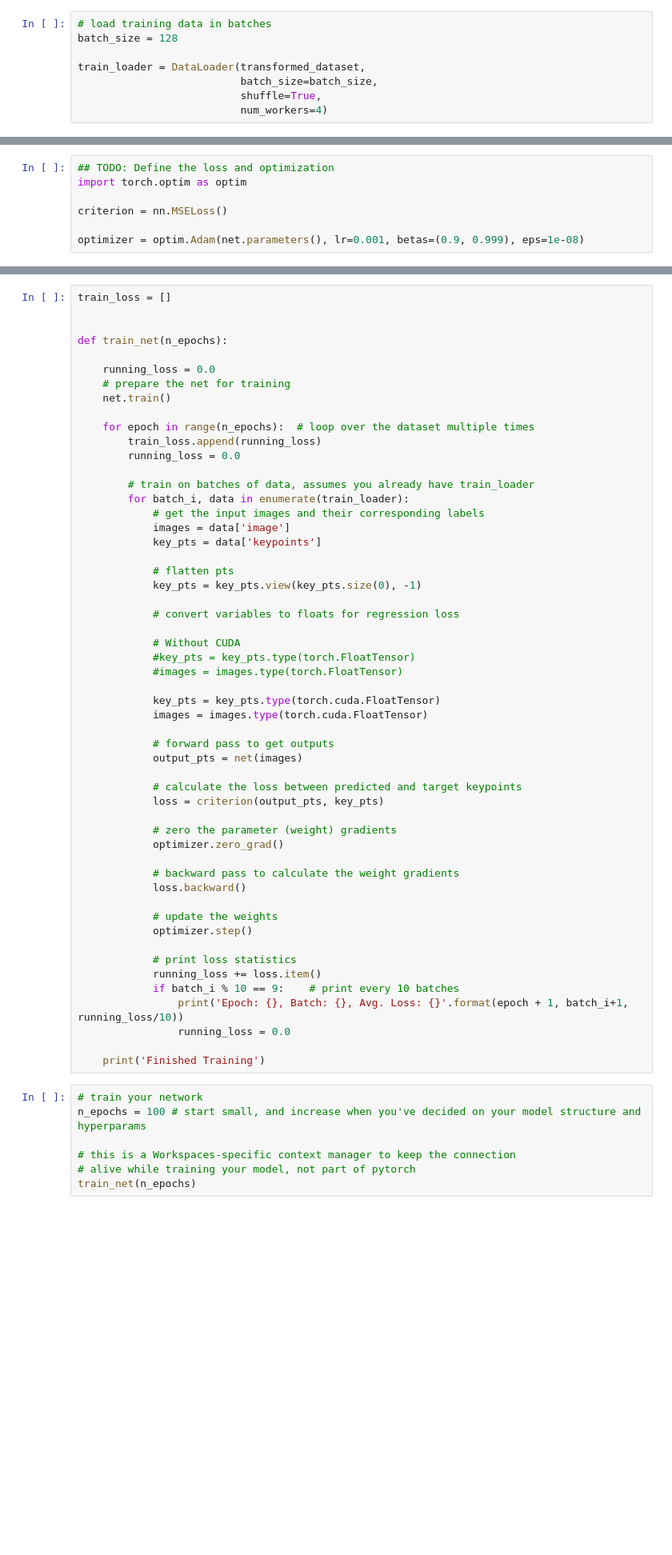
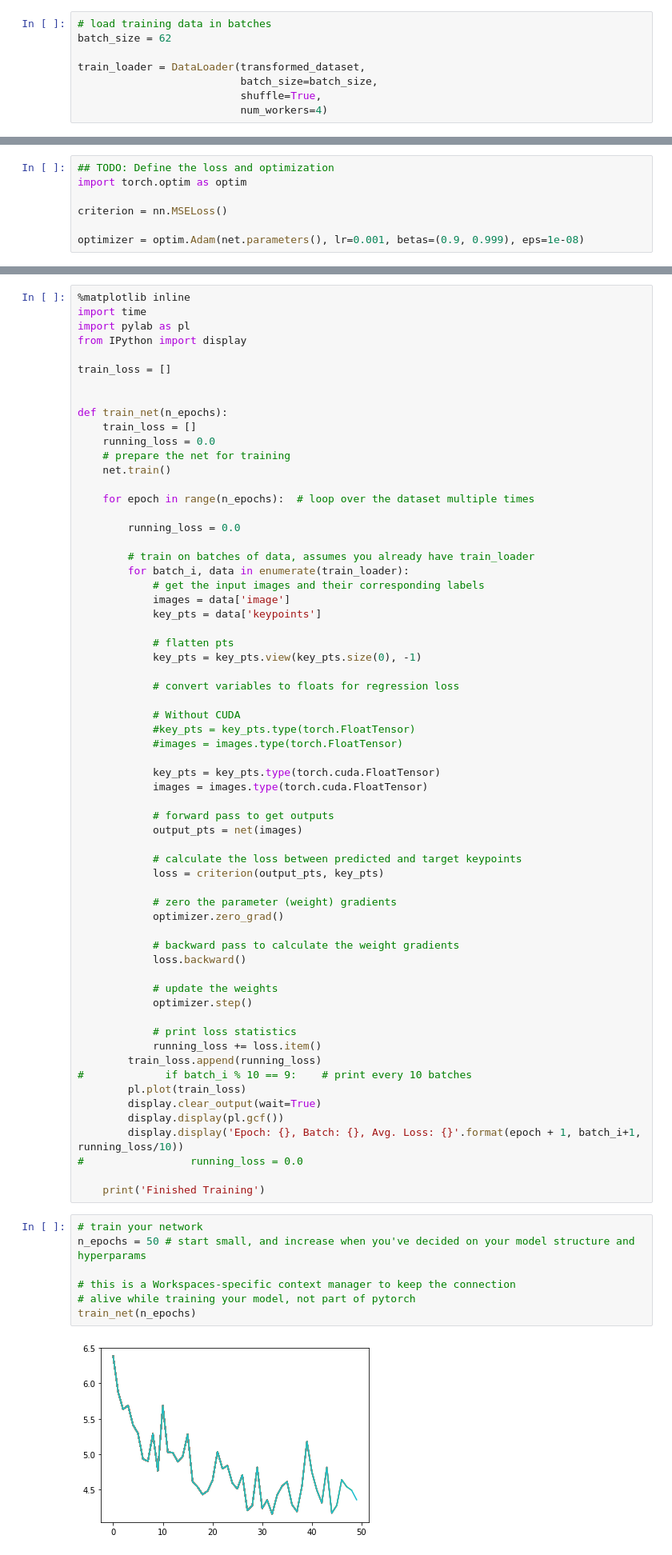
Before and after one commit to mzouink/P1_Facial_Keypoints, a Jupyter notebook: 2. Define the Network Architecture.ipynb, the cells around one changed output, grey strips where cells are left out. Shown at 80% size. Drawn from its saved outputs; the diff is of its cells as text; blank space fills up the shorter version.

Commit message:
find the right epoch

```diff
--- a/2. Define the Network Architecture.ipynb
+++ b/2. Define the Network Architecture.ipynb
@@ -186,7 +186,7 @@ Decide on a good batch size for training your model. Try both small and large ba
 **Note for Windows users**: Please change the `num_workers` to 0 or you may face some issues with your DataLoader failing.
 # %%
 # load training data in batches
-batch_size = 128
+batch_size = 62
 
 train_loader = DataLoader(transformed_dataset,
                           batch_size=batch_size,
@@ -364,17 +364,22 @@ To quickly observe how your model is training and decide on whether or not you s
 
 Use these initial observations to make changes to your model and decide on the best architecture before you train for many epochs and create a final model.
 # %%
+%matplotlib inline
+import time
+import pylab as pl
+from IPython import display
+
 train_loss = []
 
 
 def train_net(n_epochs):
-
+    train_loss = []
     running_loss = 0.0
     # prepare the net for training
     net.train()
 
     for epoch in range(n_epochs):  # loop over the dataset multiple times
-        train_loss.append(running_loss)
+
         running_loss = 0.0
 
         # train on batches of data, assumes you already have train_loader
@@ -412,16 +417,21 @@ def train_net(n_epochs):
 
             # print loss statistics
             running_loss += loss.item()
-            if batch_i % 10 == 9:    # print every 10 batches
-                print('Epoch: {}, Batch: {}, Avg. Loss: {}'.format(epoch + 1, batch_i+1, running_loss/10))
-                running_loss = 0.0
+        train_loss.append(running_loss)
+#             if batch_i % 10 == 9:    # print every 10 batches
+        pl.plot(train_loss)
+        display.clear_output(wait=True)
+        display.display(pl.gcf())
+        display.display('Epoch: {}, Batch: {}, Avg. Loss: {}'.format(epoch + 1, batch_i+1, running_loss/10))
+#                 running_loss = 0.0
 
     print('Finished Training')
 # %%
 # train your network
-n_epochs = 100 # start small, and increase when you've decided on your model structure and hyperparams
+n_epochs = 50 # start small, and increase when you've decided on your model structure and hyperparams
 
 # this is a Workspaces-specific context manager to keep the connection
 # alive while training your model, not part of pytorch
 train_net(n_epochs)
 # %% [output]
+[figure, added]
```
Also changed, not shown: parts of 9 cells of this notebook, 2 other files.
